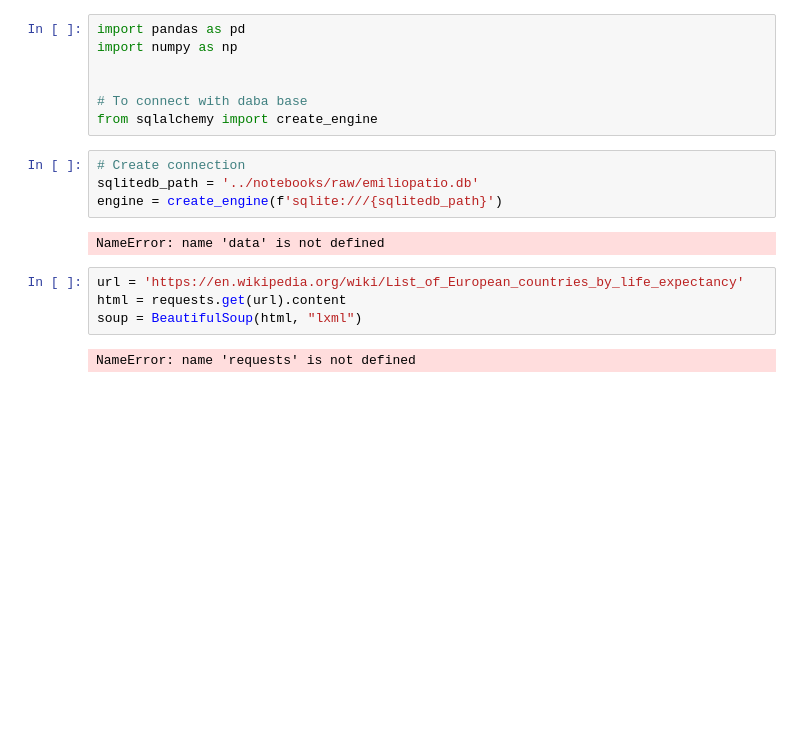
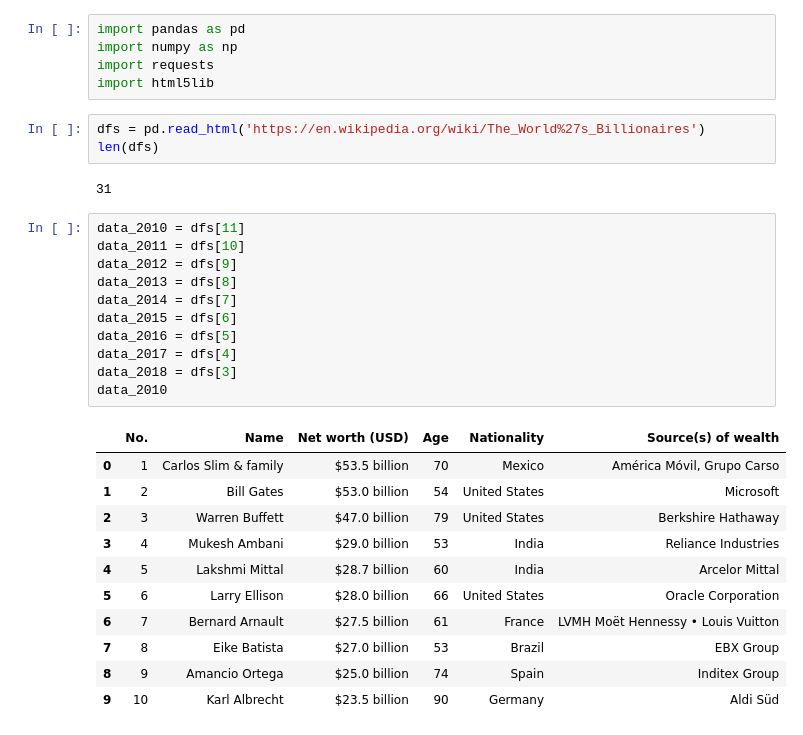
Before and after one commit to Emilioiron/Ironhack-Module-1-Project---Pandas-Python-Emilio-, a Jupyter notebook: notebooks/Notebook_3.ipynb, the cells around one changed output. Drawn from its saved outputs; the diff is of its cells as text; blank space fills up the shorter version.

Commit message:
Finished Notebooks

```diff
--- a/notebooks/Notebook_3.ipynb
+++ b/notebooks/Notebook_3.ipynb
@@ -1,19 +1,33 @@
 # %%
 import pandas as pd
 import numpy as np
-
-
-# To connect with daba base
-from sqlalchemy import create_engine
+import requests
+import html5lib
-# %%
-# Create connection
-sqlitedb_path = '../notebooks/raw/emiliopatio.db'
-engine = create_engine(f'sqlite:///{sqlitedb_path}')
-# %% [output]
-NameError: name 'data' is not defined
-# %%
-url = 'https://en.wikipedia.org/wiki/List_of_European_countries_by_life_expectancy'
-html = requests.get(url).content
-soup = BeautifulSoup(html, "lxml")
-# %% [output]
-NameError: name 'requests' is not defined
+# %%
+dfs = pd.read_html('https://en.wikipedia.org/wiki/The_World%27s_Billionaires')
+len(dfs)
+# %% [output]
+31
+# %%
+data_2010 = dfs[11]
+data_2011 = dfs[10]
+data_2012 = dfs[9]
+data_2013 = dfs[8]
+data_2014 = dfs[7]
+data_2015 = dfs[6]
+data_2016 = dfs[5]
+data_2017 = dfs[4]
+data_2018 = dfs[3]
+data_2010
+# %% [output]
+|  | No. | Name | Net worth (USD) | Age | Nationality | Source(s) of wealth |
+| 0 | 1 | Carlos Slim & family | $53.5 billion | 70 | Mexico | América Móvil, Grupo Carso |
+| 1 | 2 | Bill Gates | $53.0 billion | 54 | United States | Microsoft |
+| 2 | 3 | Warren Buffett | $47.0 billion | 79 | United States | Berkshire Hathaway |
+| 3 | 4 | Mukesh Ambani | $29.0 billion | 53 | India | Reliance Industries |
+| 4 | 5 | Lakshmi Mittal | $28.7 billion | 60 | India | Arcelor Mittal |
+| 5 | 6 | Larry Ellison | $28.0 billion | 66 | United States | Oracle Corporation |
+| 6 | 7 | Bernard Arnault | $27.5 billion | 61 | France | LVMH Moët Hennessy • Louis Vuitton |
+| 7 | 8 | Eike Batista | $27.0 billion | 53 | Brazil | EBX Group |
+| 8 | 9 | Amancio Ortega | $25.0 billion | 74 | Spain | Inditex Group |
+| 9 | 10 | Karl Albrecht | $23.5 billion | 90 | Germany | Aldi Süd |
```
Also changed, not shown: parts of 14 cells of this notebook, 3 other files.
